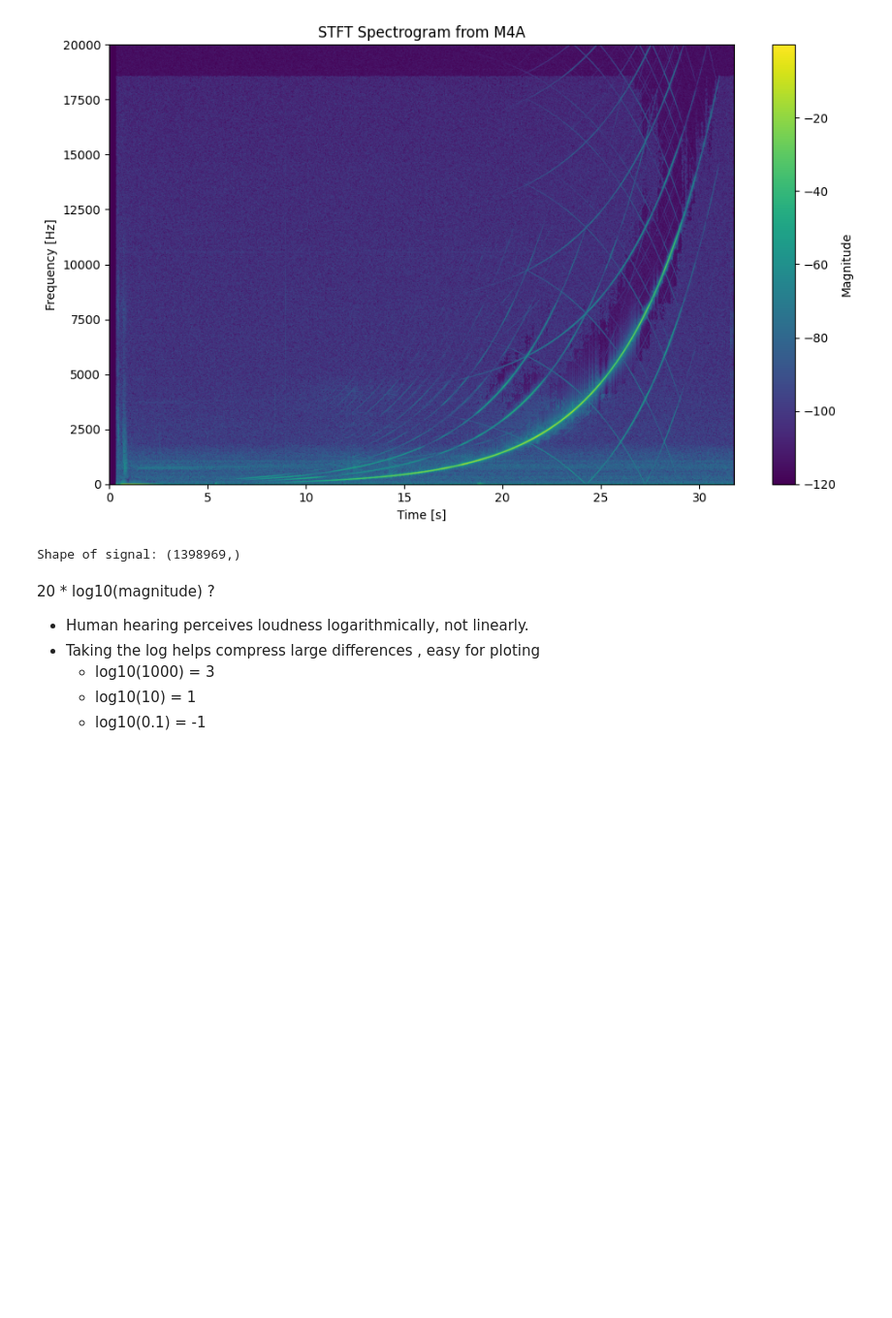
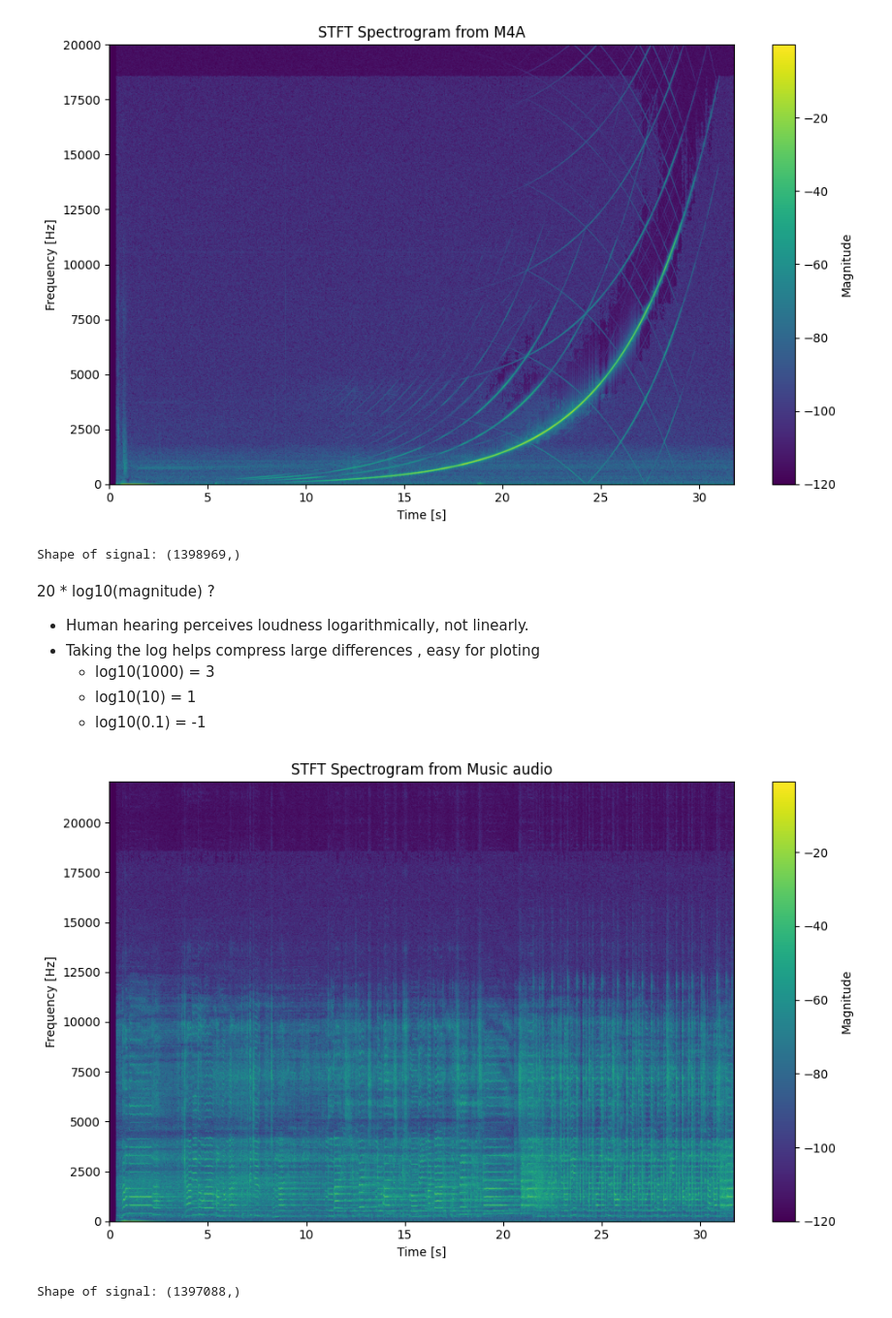
Before and after one commit to Jaseelkt007/Signal_processing, a Jupyter notebook: Frequency_analysis_FFT.ipynb, the cells around one changed output. Shown at 97% size. Drawn from its saved outputs; the diff is of its cells as text; code cells hidden in the pictures; blank space fills up the shorter version.

Commit message:
STFT analysis

```diff
--- a/Frequency_analysis_FFT.ipynb
+++ b/Frequency_analysis_FFT.ipynb
@@ -151,3 +152,32 @@ Shape of signal: (1398969,)
   * log10(1000) = 3
   * log10(10)   = 1
   * log10(0.1)  = -1
+# %%
+# MUSIC
+
+# Read the converted file
+fs, signal = wavfile.read("converted.wav")
+
+# Ensure it's a 1D float32 array
+if signal.ndim > 1:
+    signal = signal[:, 0]  # take one channel if stereo
+
+signal = signal.astype(np.float32)
+signal = signal / np.max(np.abs(signal))  # Normalize to [-1, 1]
+
+# Compute STFT
+f_stft, t_stft, Zxx = stft(signal, fs=fs, nperseg=2048)
+magnitude_db = 20 * np.log10(np.abs(Zxx) + 1e-6)
+# Plot the spectrogram
+plt.figure(figsize=(10, 6))
+plt.pcolormesh(t_stft, f_stft, magnitude_db, shading='gouraud')
+plt.title("STFT Spectrogram from Music audio")
+plt.xlabel("Time [s]")
+plt.ylabel("Frequency [Hz]")
+plt.colorbar(label='Magnitude')
+plt.tight_layout()
+plt.show()
+print("Shape of signal:", signal.shape)
+# %% [output]
+[figure, added]
+Shape of signal: (1397088,)
```
Also changed, not shown: parts of 3 cells of this notebook.
